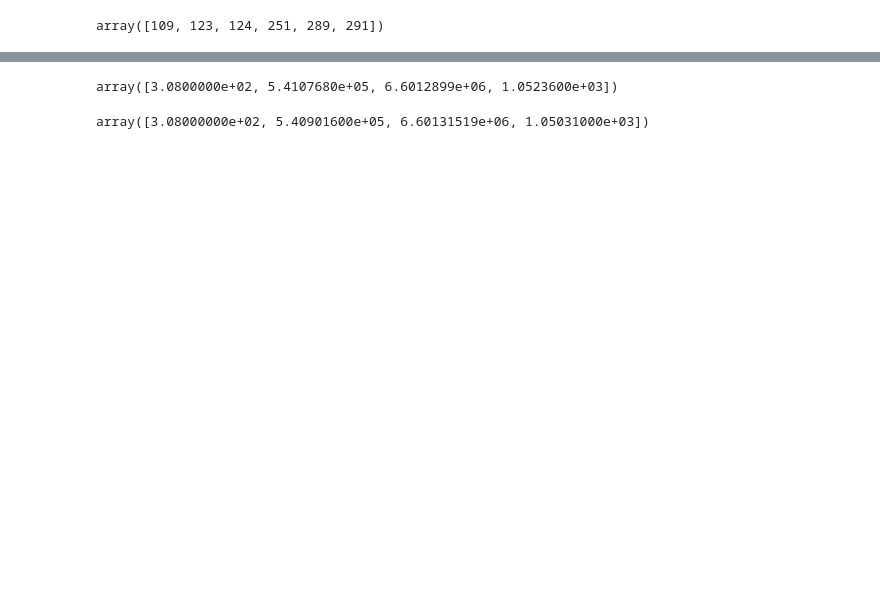
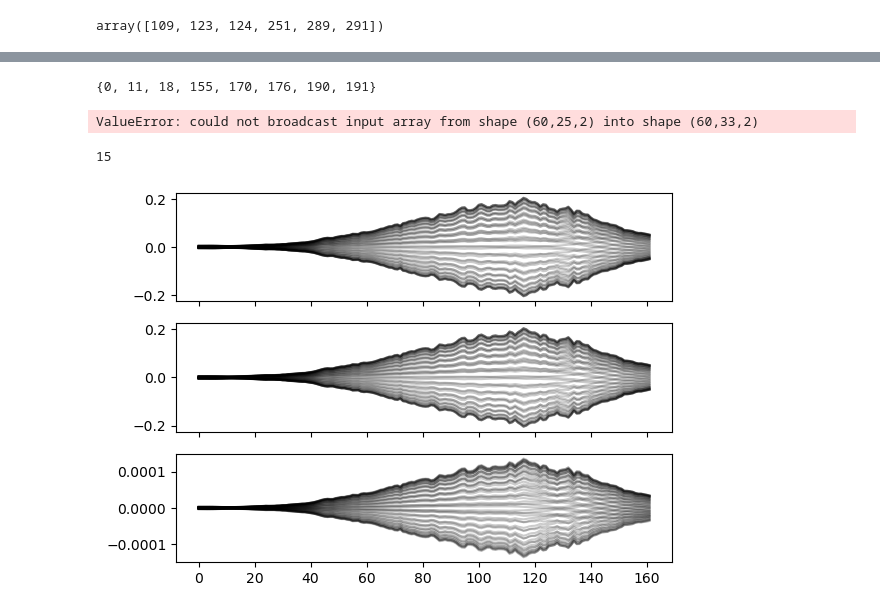
Before and after one commit to RajorshiSChandra/validation-sim, a Jupyter notebook: notebooks/check_rechunk_eor.ipynb, the cells around one changed output, grey strips where cells are left out. Drawn from its saved outputs; the diff is of its cells as text; code cells hidden in the pictures; blank space fills up the shorter version.

```diff
--- a/notebooks/check_rechunk_eor.ipynb
+++ b/notebooks/check_rechunk_eor.ipynb
@@ -229,4 +284,0 @@ for i, ddd in enumerate(dd.reshape(chunksize, -1, len(chans), 2)):
-# %%
-for i, ddd in enumerate(dd.reshape(chunksize, -1, len(chans), 2)):
-    plt.plot(ddd[291, :, 0].real, color='k', alpha=i*(1./chunksize))
-    plt.plot(ddd[291, :, 0].imag, color='C0', alpha=i*(1./chunksize))
@@ -235,4 +284,0 @@ for i, ddd in enumerate(dd.reshape(chunksize, -1, len(chans), 2)):
-# %%
-for i, ddd in enumerate(dd.reshape(chunksize, -1, len(chans), 2)):
-    plt.plot(np.abs(ddd[291, :, 0]), color='k', alpha=i*(1./chunksize))
-#    plt.plot(ddd[292, :, 0].imag, color='C0', alpha=i*(1./chunksize))
@@ -241,3 +284,0 @@ for i, ddd in enumerate(dd.reshape(chunksize, -1, len(chans), 2)):
-# %%
-for i, ddd in enumerate(dd.reshape(chunksize, -1, len(chans), 2)):
-    plt.plot(np.angle(ddd[291, :, 0]), color='k', alpha=i*(1./chunksize))
@@ -572,8 +301,27 @@ y = np.sort(x, axis=0)
-# %%
-y[308]
-# %% [output]
-array([3.0800000e+02, 5.4107680e+05, 6.6012899e+06, 1.0523600e+03])
-# %%
-x[0]
-# %% [output]
-array([3.08000000e+02, 5.40901600e+05, 6.60131519e+06, 1.05031000e+03])
+# %%
+set(sum([chnkmeta.antpairs[x+1] for x in badbls], start=()))
+# %% [output]
+{0, 11, 18, 155, 170, 176, 190, 191}
+# %%
+visnew = np.zeros((chunksize, newsim_meta.Nbls, 2, len(chans)), dtype=complex)
+
+for i, fl in enumerate(newsim_files):
+    with h5py.File(fl, 'r') as _fl:
+        d = _fl['Data']['visdata'][:, :, [0,3]]
+        visnew[:, :, :, i] = d.reshape((chunksize, -1, 2))
+# %% [output]
+ValueError: could not broadcast input array from shape (60,25,2) into shape (60,33,2)
+# %%
+newsim_meta.antpairs.index((176,18))
+# %% [output]
+15
+# %%
+fig, ax = plt.subplots(3,1, sharex=True)
+
+for t in range(chunksize):
+    ax[0].plot(np.arange(len(newsim_files)), visnew[t, 15, 0, :-1].real, color='k', alpha=0.2)
+    ax[1].plot(np.arange(len(newsim_files)), vis[t, 291, 0, :-1].real, color='k', alpha=0.2)
+
+    ax[2].plot(np.arange(len(newsim_files)), visnew[t, 15, 0, :-1].real - vis[t, 291, 0, :-1].real, color='k', alpha=0.2)
+# %% [output]
+[figure, added]
```
Also changed, not shown: parts of 107 cells of this notebook, 3 other files.
